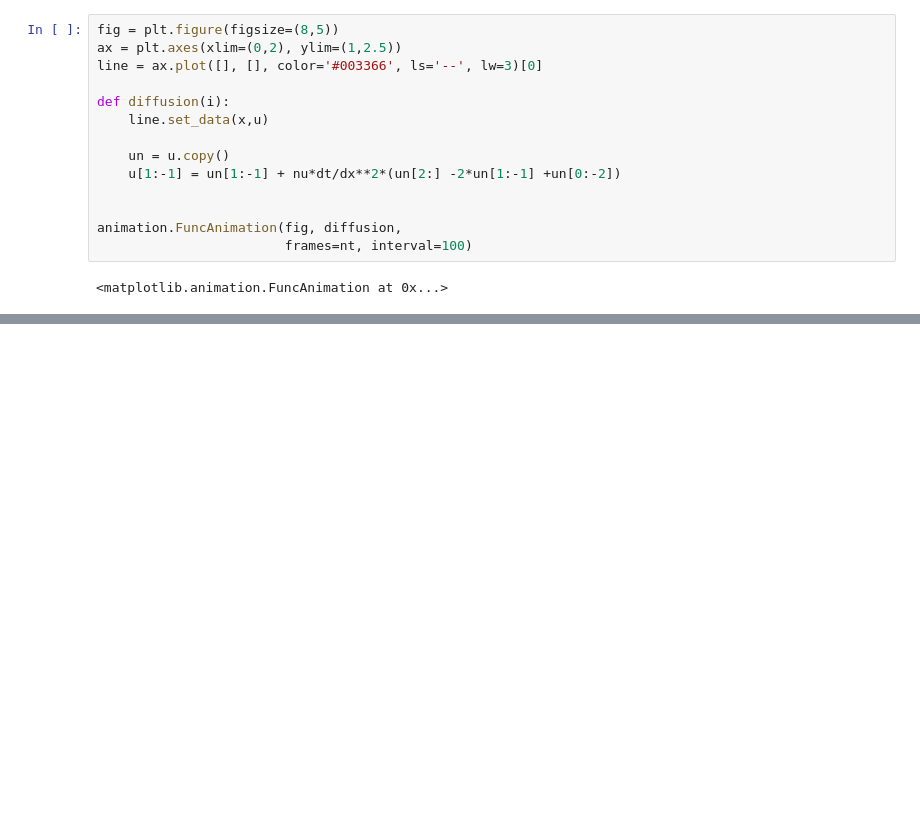
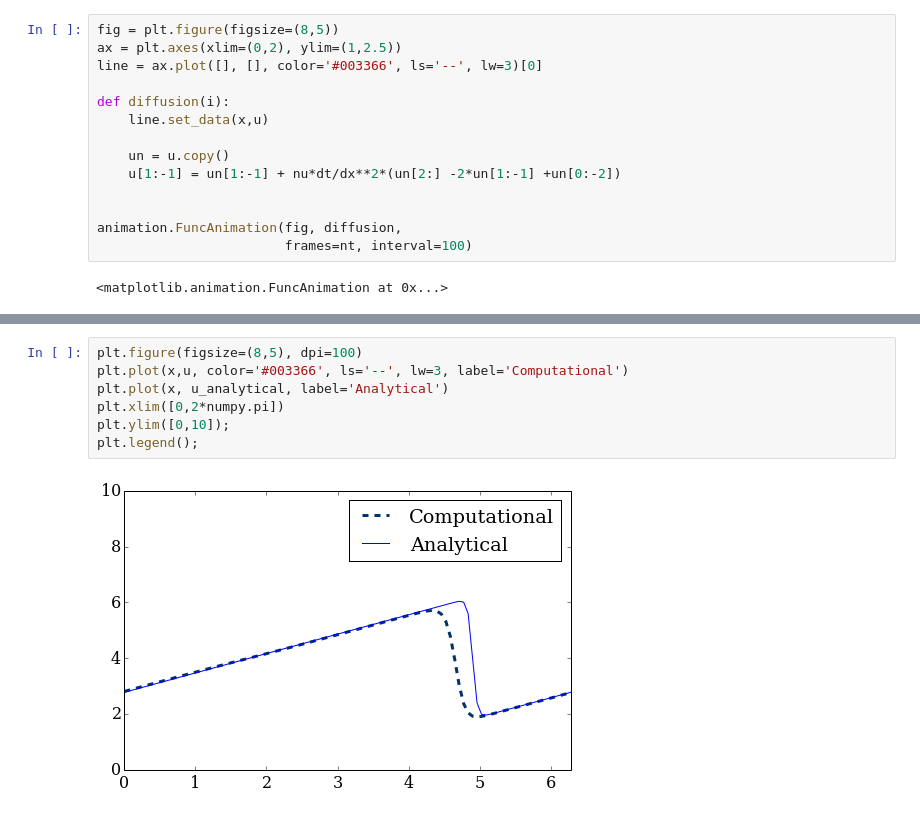
Before and after one commit to cparvini/PCWork, a Jupyter notebook: Module2.ipynb, the cells around one changed output, grey strips where cells are left out. Saved outputs shown, nothing was run; the diff lists cells and outputs as text; blank space fills up the shorter version.

```diff
--- a/Module2.ipynb
+++ b/Module2.ipynb
@@ -111,0 +162,9 @@ animation.FuncAnimation(fig, diffusion,
+# %%
+plt.figure(figsize=(8,5), dpi=100)
+plt.plot(x,u, color='#003366', ls='--', lw=3, label='Computational')
+plt.plot(x, u_analytical, label='Analytical')
+plt.xlim([0,2*numpy.pi])
+plt.ylim([0,10]);
+plt.legend();
+# %% [output]
+[figure, added]
```
Also changed, not shown: parts of 8 cells of this notebook.
